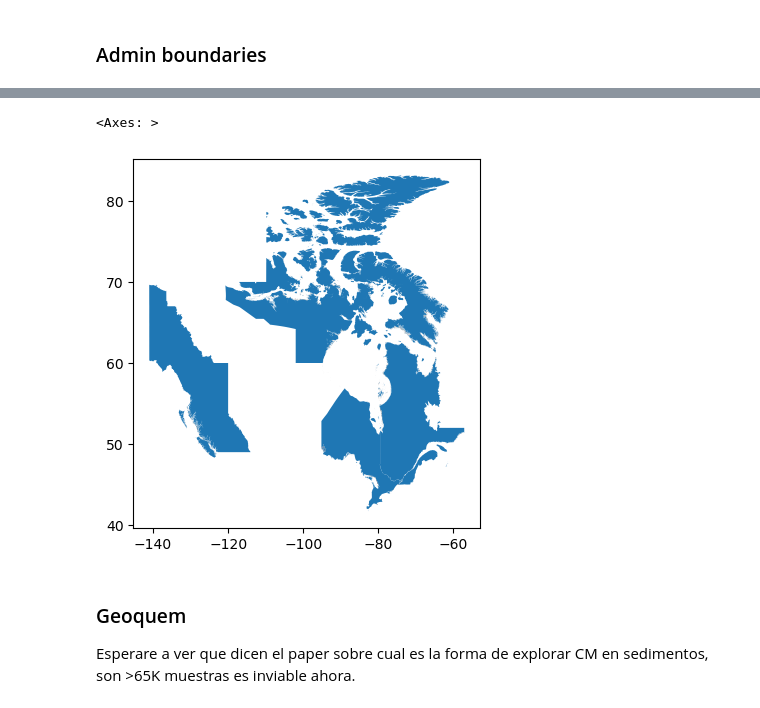
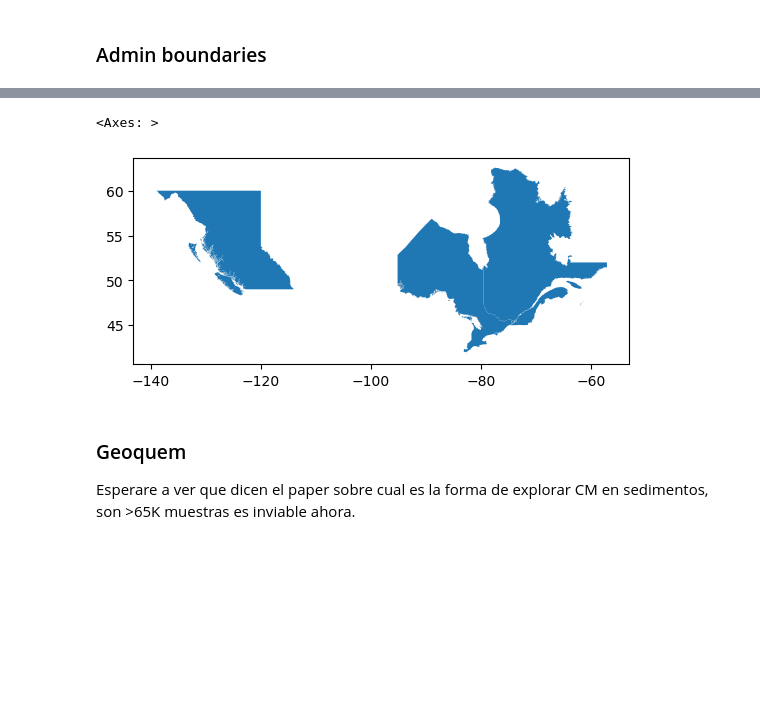
Before and after one commit to cvillarragamo/Tech_Treasures_Challenge, a Jupyter notebook: 1_Data_Collection_Cleaning.ipynb, the cells around one changed output, grey strips where cells are left out. Saved outputs shown, nothing was run; the diff lists cells and outputs as text; code cells hidden in the pictures; blank space fills up the shorter version.

```diff
--- a/1_Data_Collection_Cleaning.ipynb
+++ b/1_Data_Collection_Cleaning.ipynb
@@ -60,9 +46,10 @@ Geometry type: ['MultiPolygon' 'Polygon']
 # %%
-target_province=admin[admin['PRENAME'].isin(['British Columbia','Nunavut','Ontario','Quebec','Yukon'])]
+# target_province=admin[admin['PRENAME'].isin(['British Columbia','Nunavut','Ontario','Quebec','Yukon'])]
+target_province=admin[admin['PRENAME'].isin(['British Columbia','Ontario','Quebec'])]
 target_province.plot()
 # %% [output]
 <Axes: >
-[figure, old version]
+[figure, new version]
 # %% [markdown]
 ### Geoquem
 
```
Also changed, not shown: parts of 11 cells of this notebook, 1 other file.
